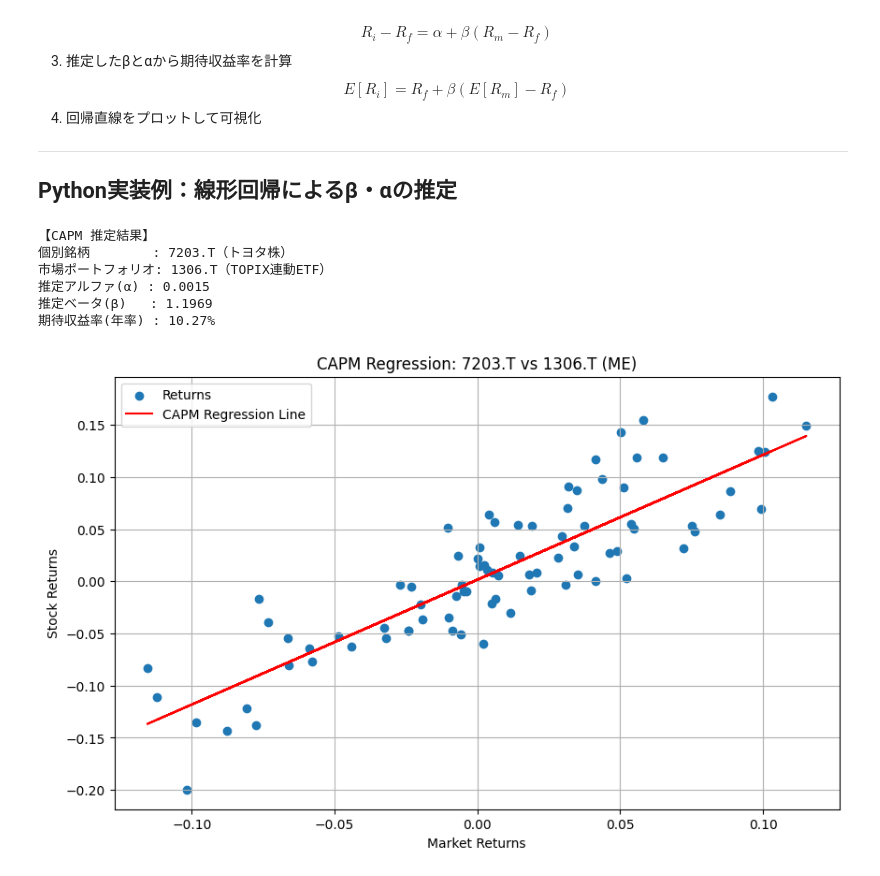
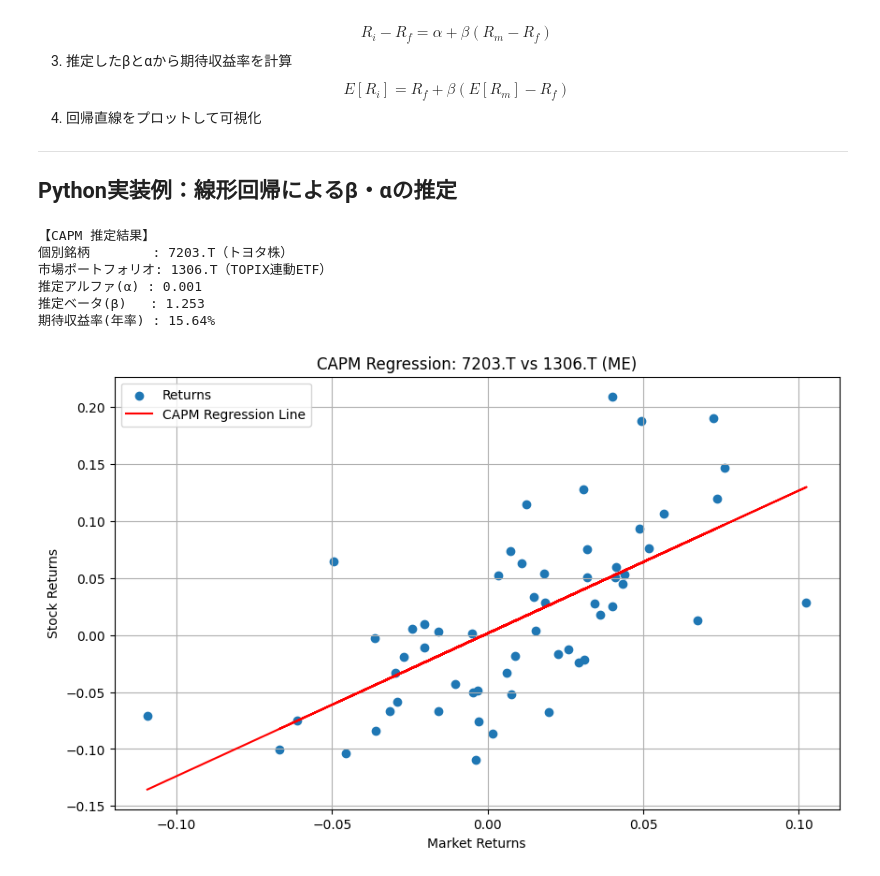
Before and after one commit to ish66726-a11y/Quant-Finance-Fundamentals, a Jupyter notebook: notebooks/04CAPM資本資産評価モデル.ipynb, the cells around one changed output. Cells and saved outputs as stored; diff of their text form; code cells hidden in the pictures.

```diff
--- a/notebooks/04CAPM資本資産評価モデル.ipynb
+++ b/notebooks/04CAPM資本資産評価モデル.ipynb
@@ -415,8 +415,8 @@ market_proxy = "1306.T"
 stocks = [individual_stock, market_proxy]
 
 # データ取得期間
-start_date = "2015-01-01"
-end_date = "2020-01-01"
+start_date = "2020-01-01"
+end_date = "2025-01-01"
 
 
 # ==========================================
@@ -506,8 +506,8 @@ market = "1306.T"
 stocks = [asset, market]
 
 # データ取得期間
-start_date = "2010-01-01"
-end_date = "2017-01-01"
+start_date = "2020-01-01"
+end_date = "2025-01-01"
 
 
 # ==========================================
@@ -642,8 +642,8 @@ market = "1306.T"
 stocks = [asset, market]
 
 # データ取得期間
-start_date = "2010-01-01"
-end_date = "2017-01-01"
+start_date = "2020-01-01"
+end_date = "2025-01-01"
 
 # リターン計算の頻度
 # "D"  : 日次
@@ -771,41 +771,41 @@ exp_return = rf + beta * (mean_market_return_annual - rf)
 print("【CAPM 推定結果】")
 print(f"個別銘柄        : {asset}（トヨタ株）")
 print(f"市場ポートフォリオ: {market}（TOPIX連動ETF）")
-print(f"推定アルファ(α) : {alpha:.4f}")
-print(f"推定ベータ(β)   : {beta:.4f}")
+print(f"推定アルファ(α) : {alpha:.3f}")
+print(f"推定ベータ(β)   : {beta:.3f}")
 print(f"期待収益率(年率) : {exp_return:.2%}")
 
 
 # ==========================================
 # 12. 散布図と回帰直線を描画
 # ==========================================
 
 plt.figure(figsize=(10, 6))
 
 # 横軸：市場リターン
 # 縦軸：個別株リターン
 plt.scatter(market_returns, stock_returns, label="Returns")
 
 # 回帰直線
 # y = α + βx
 plt.plot(
     market_returns,
     alpha + beta * market_returns,
     color="red",
     label="CAPM Regression Line"
 )
 
 plt.title(f"CAPM Regression: {asset} vs {market} ({freq})")
 plt.xlabel("Market Returns")
 plt.ylabel("Stock Returns")
 plt.legend()
 plt.grid(True)
 plt.show()
 # %% [output]
 【CAPM 推定結果】
 個別銘柄        : 7203.T（トヨタ株）
 市場ポートフォリオ: 1306.T（TOPIX連動ETF）
-推定アルファ(α) : 0.0015
-推定ベータ(β)   : 1.1969
-期待収益率(年率) : 10.27%
+推定アルファ(α) : 0.001
+推定ベータ(β)   : 1.253
+期待収益率(年率) : 15.64%
-[figure, old version]
+[figure, new version]
```
Also changed, not shown: parts of 2 cells of this notebook.
